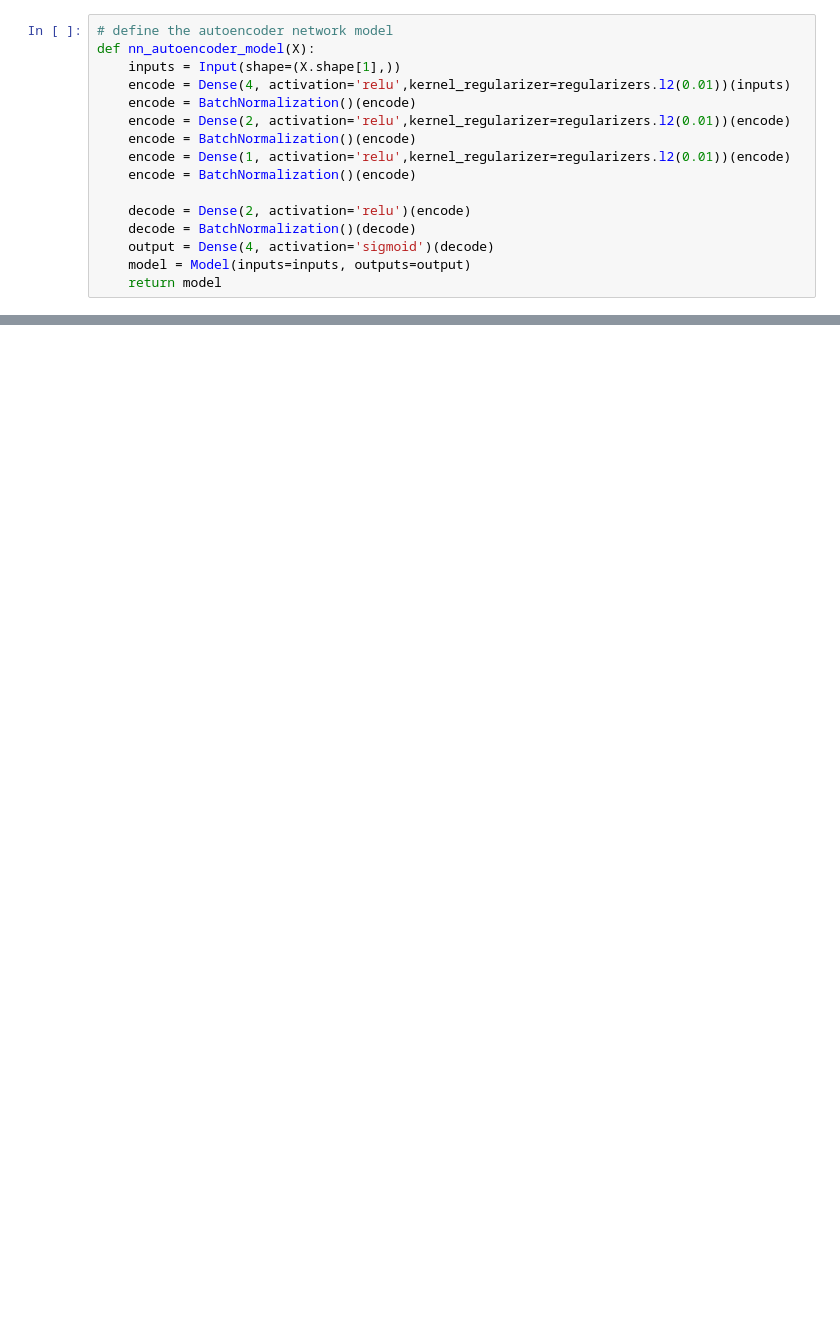
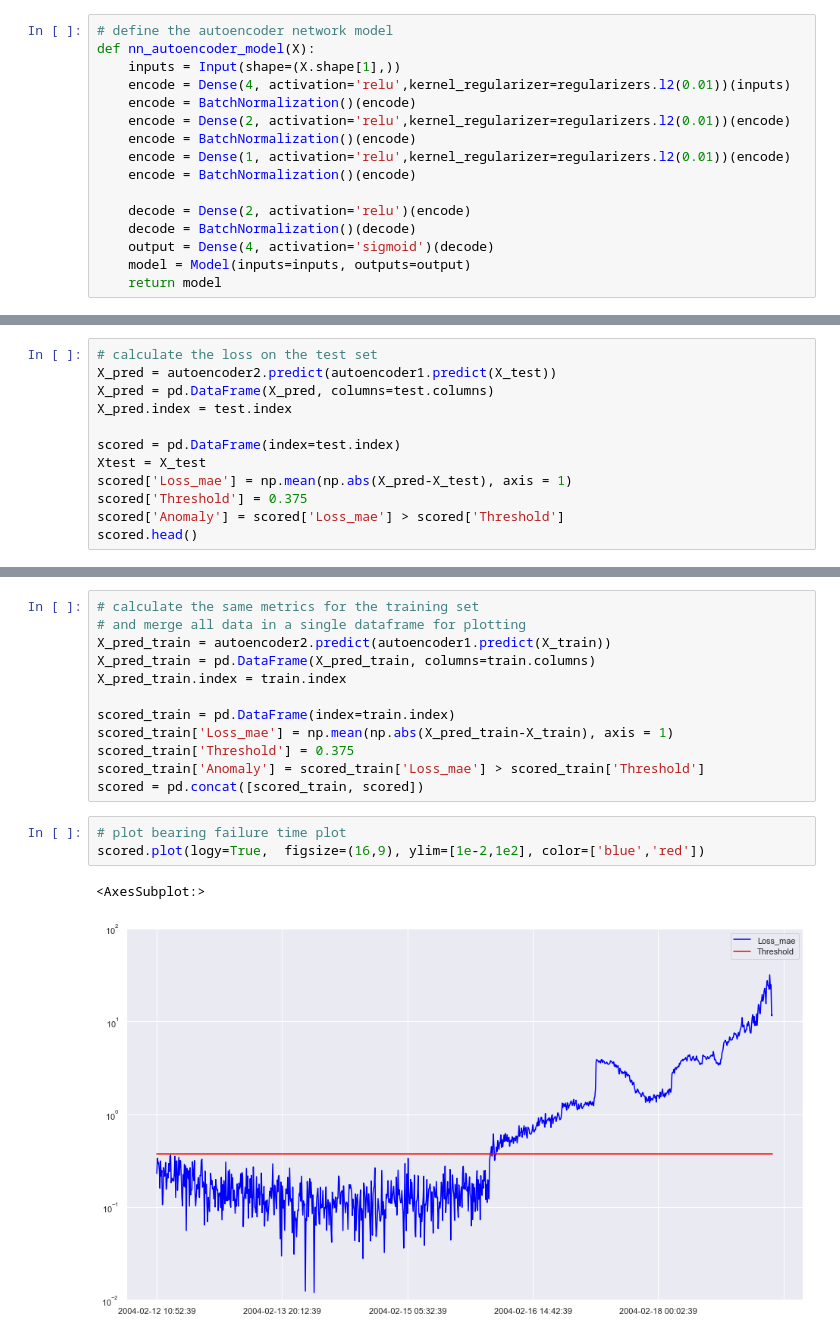
Before and after one commit to forallx94/Sequential_Anomaly_detecion, a Jupyter notebook: Sensor Anomaly Detection.ipynb, the cells around one changed output, grey strips where cells are left out. Drawn from its saved outputs; the diff is of its cells as text; blank space fills up the shorter version.

```diff
--- a/Sensor Anomaly Detection.ipynb
+++ b/Sensor Anomaly Detection.ipynb
@@ -603,0 +642,12 @@ plt.show()
+# %%
+# calculate the loss on the test set
+X_pred = autoencoder2.predict(autoencoder1.predict(X_test))
+X_pred = pd.DataFrame(X_pred, columns=test.columns)
+X_pred.index = test.index
+
+scored = pd.DataFrame(index=test.index)
+Xtest = X_test
+scored['Loss_mae'] = np.mean(np.abs(X_pred-X_test), axis = 1)
+scored['Threshold'] = 0.375
+scored['Anomaly'] = scored['Loss_mae'] > scored['Threshold']
+scored.head()
@@ -603,0 +661,18 @@ plt.show()
+# %%
+# calculate the same metrics for the training set
+# and merge all data in a single dataframe for plotting
+X_pred_train = autoencoder2.predict(autoencoder1.predict(X_train))
+X_pred_train = pd.DataFrame(X_pred_train, columns=train.columns)
+X_pred_train.index = train.index
+
+scored_train = pd.DataFrame(index=train.index)
+scored_train['Loss_mae'] = np.mean(np.abs(X_pred_train-X_train), axis = 1)
+scored_train['Threshold'] = 0.375
+scored_train['Anomaly'] = scored_train['Loss_mae'] > scored_train['Threshold']
+scored = pd.concat([scored_train, scored])
+# %%
+# plot bearing failure time plot
+scored.plot(logy=True,  figsize=(16,9), ylim=[1e-2,1e2], color=['blue','red'])
+# %% [output]
+<AxesSubplot:>
+[figure, added]
```
Also changed, not shown: parts of 13 cells of this notebook, 7 other files.
